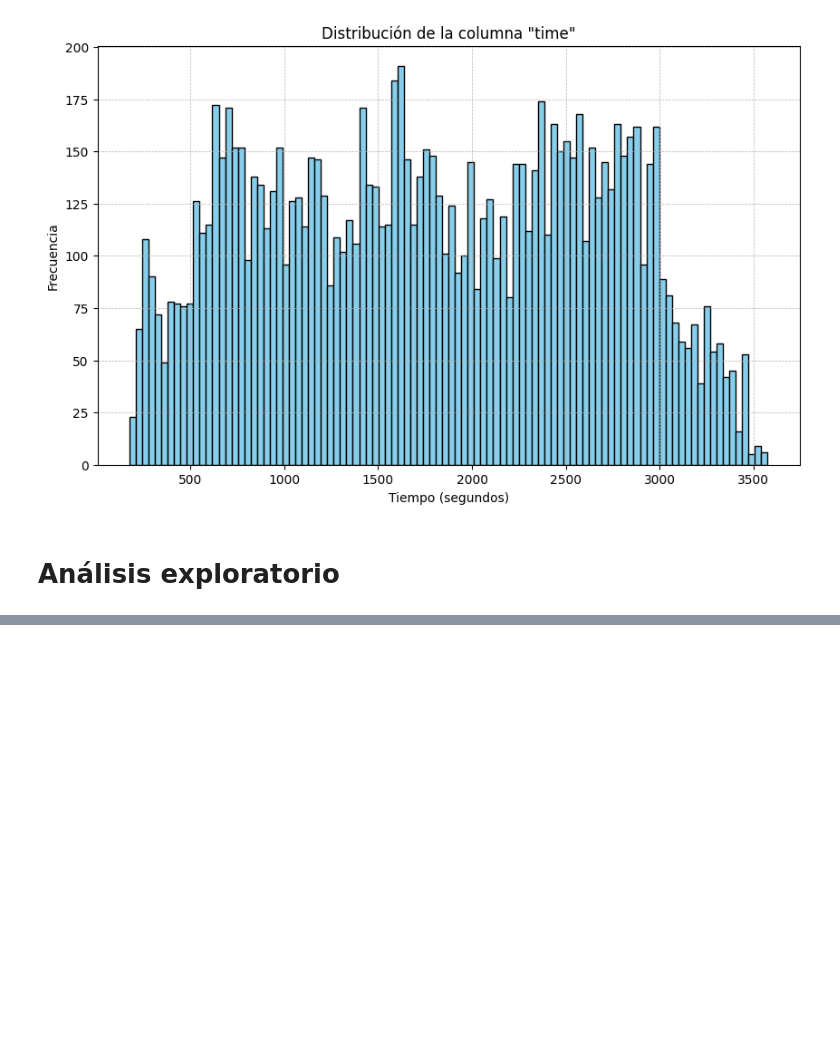
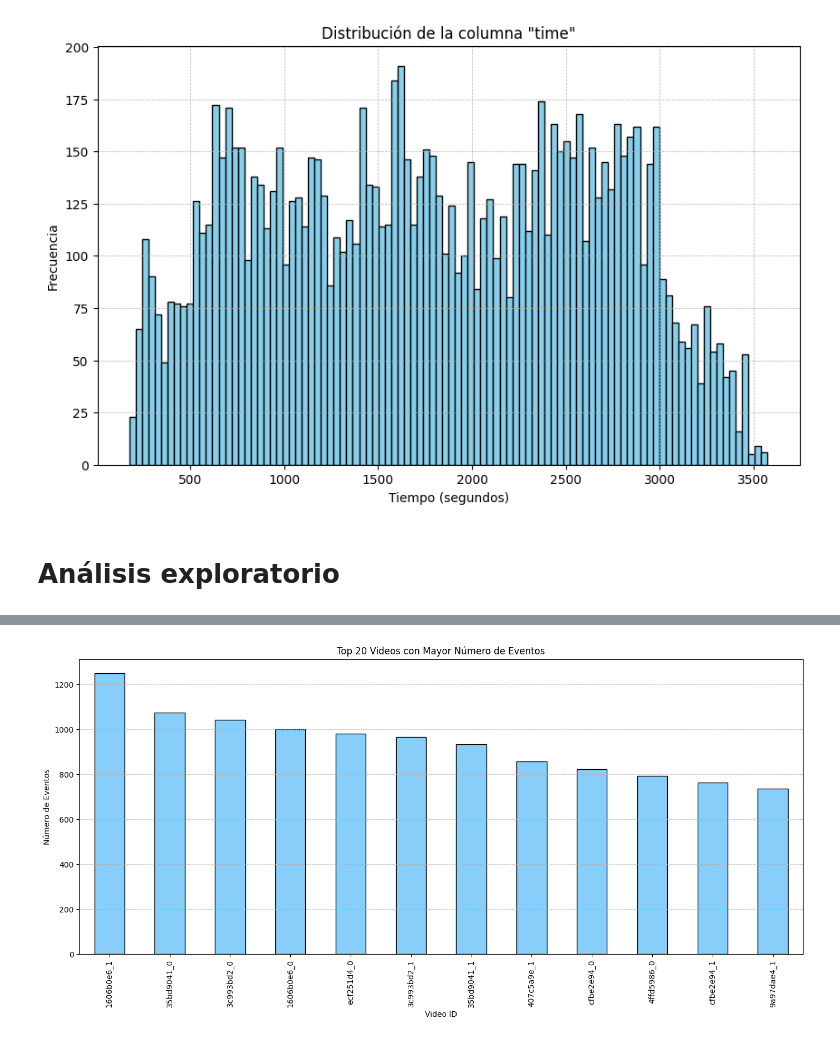
Before and after one commit to GitElean/DS_proyecto2, a Jupyter notebook: proyecto2.ipynb, the cells around one changed output, grey strips where cells are left out. Saved outputs shown, nothing was run; the diff lists cells and outputs as text; code cells hidden in the pictures; blank space fills up the shorter version.

```diff
--- a/proyecto2.ipynb
+++ b/proyecto2.ipynb
@@ -118,0 +164,16 @@ plt.show()
+# %%
+# Análisis por video
+video_event_counts = data['video_id'].value_counts()
+
+# Visualizando los primeros 20 videos con más eventos
+plt.figure(figsize=(14, 7))
+video_event_counts.head(20).plot(kind='bar', color='lightskyblue', edgecolor='black')
+plt.title('Top 20 Videos con Mayor Número de Eventos')
+plt.xlabel('Video ID')
+plt.ylabel('Número de Eventos')
+plt.xticks(rotation=90)
+plt.grid(True, which='both', linestyle='--', linewidth=0.5, axis='y')
+plt.tight_layout()
+plt.show()
+# %% [output]
+[figure, added]
```
Also changed, not shown: parts of 3 cells of this notebook.
